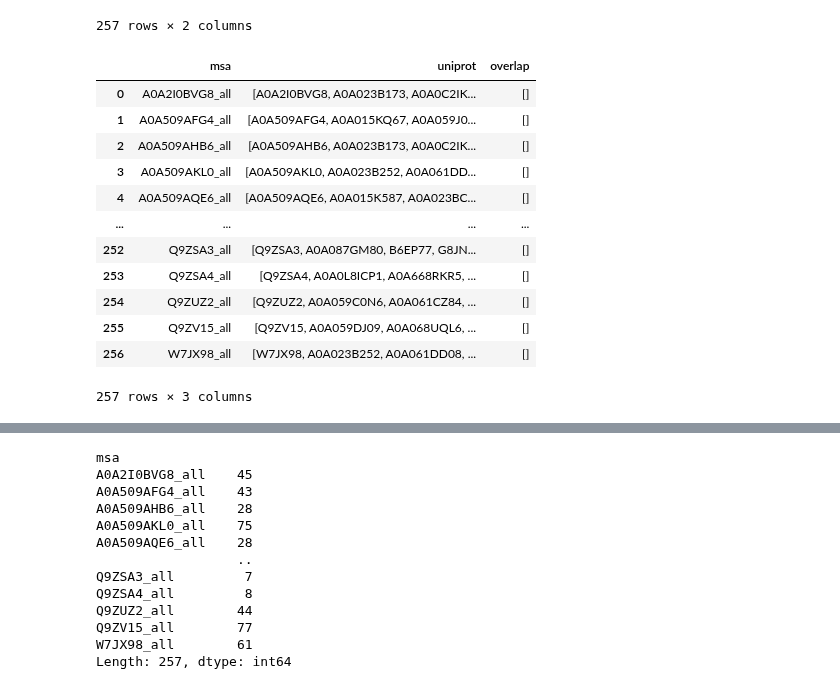
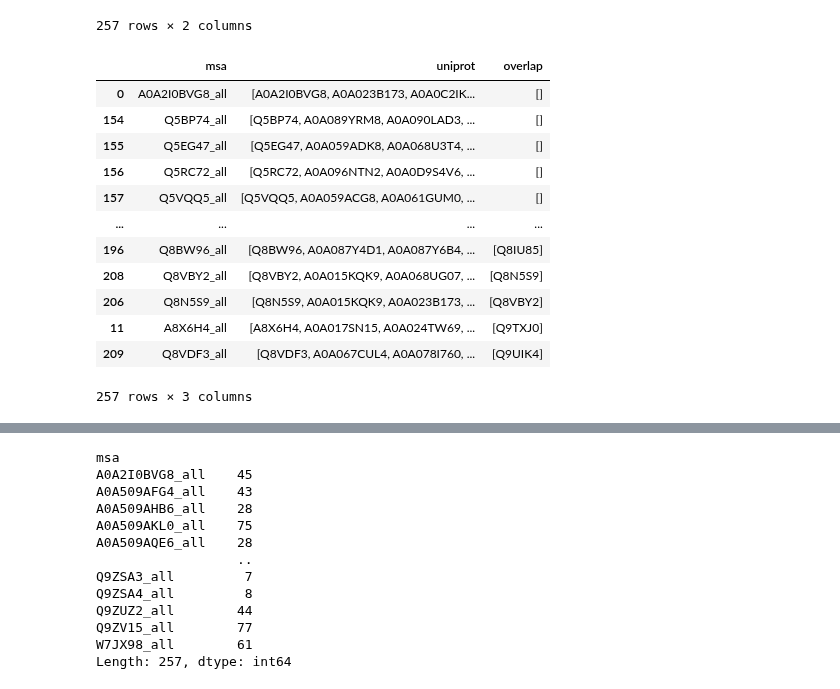
Before and after one commit to alvaro-2/cis-reg, a Jupyter notebook: scripts/orthologs.ipynb, the cells around one changed output, grey strips where cells are left out. Saved outputs shown, nothing was run; the diff lists cells and outputs as text; code cells hidden in the pictures.

```diff
--- a/scripts/orthologs.ipynb
+++ b/scripts/orthologs.ipynb
@@ -120,8 +118,17 @@ all
 # %%
 all["overlap"] = [ [] for _ in range(len(all))]
 # %%
-for ix in all.index:
-    lst = all.uniprot[ix][1:] # exclude the first because is the reference
-    for kinase in kin:
-        if kinase in lst:
-            all["overlap"][ix].append(kinase)
+def find_overlaps(df, refers):
+    '''
+    df: dataframe containing MSAs and list of proteins in each one
+    refers: list containing reference proteins for checking overlap
+    '''
+    # Create lists with proteins in each msa
+    df = df.groupby("msa").agg({'uniprot': lambda x: x.tolist()}).reset_index()
+    df["overlap"] = [ [] for _ in range(len(df))]
+    for ix in df.index:
+        lst = df.uniprot[ix][1:] # exclude the first because is the reference
+        for kinase in refers:
+            if kinase in lst:
+                df["overlap"][ix].append(kinase)
+    return df
@@ -128,16 +137,16 @@ for ix in all.index:
 # %%
-all
+all.sort_values('overlap')
 # %% [output]
 |  | msa | uniprot | overlap |
 | 0 | A0A2I0BVG8_all | [A0A2I0BVG8, A0A023B173, A0A0C2IK... | [] |
-| 1 | A0A509AFG4_all | [A0A509AFG4, A0A015KQ67, A0A059J0... | [] |
-| 2 | A0A509AHB6_all | [A0A509AHB6, A0A023B173, A0A0C2IK... | [] |
-| 3 | A0A509AKL0_all | [A0A509AKL0, A0A023B252, A0A061DD... | [] |
-| 4 | A0A509AQE6_all | [A0A509AQE6, A0A015K587, A0A023BC... | [] |
+| 154 | Q5BP74_all | [Q5BP74, A0A089YRM8, A0A090LAD3, ... | [] |
+| 155 | Q5EG47_all | [Q5EG47, A0A059ADK8, A0A068U3T4, ... | [] |
+| 156 | Q5RC72_all | [Q5RC72, A0A096NTN2, A0A0D9S4V6, ... | [] |
+| 157 | Q5VQQ5_all | [Q5VQQ5, A0A059ACG8, A0A061GUM0, ... | [] |
 | ... | ... | ... | ... |
-| 252 | Q9ZSA3_all | [Q9ZSA3, A0A087GM80, B6EP77, G8JN... | [] |
-| 253 | Q9ZSA4_all | [Q9ZSA4, A0A0L8ICP1, A0A668RKR5, ... | [] |
-| 254 | Q9ZUZ2_all | [Q9ZUZ2, A0A059C0N6, A0A061CZ84, ... | [] |
-| 255 | Q9ZV15_all | [Q9ZV15, A0A059DJ09, A0A068UQL6, ... | [] |
-| 256 | W7JX98_all | [W7JX98, A0A023B252, A0A061DD08, ... | [] |
+| 196 | Q8BW96_all | [Q8BW96, A0A087Y4D1, A0A087Y6B4, ... | [Q8IU85] |
+| 208 | Q8VBY2_all | [Q8VBY2, A0A015KQK9, A0A068UG07, ... | [Q8N5S9] |
+| 206 | Q8N5S9_all | [Q8N5S9, A0A015KQK9, A0A023B173, ... | [Q8VBY2] |
+| 11 | A8X6H4_all | [A8X6H4, A0A017SN15, A0A024TW69, ... | [Q9TXJ0] |
+| 209 | Q8VDF3_all | [Q8VDF3, A0A067CUL4, A0A078I760, ... | [Q9UIK4] |
 257 rows × 3 columns
```
Also changed, not shown: parts of 9 cells of this notebook, 1 other file.
